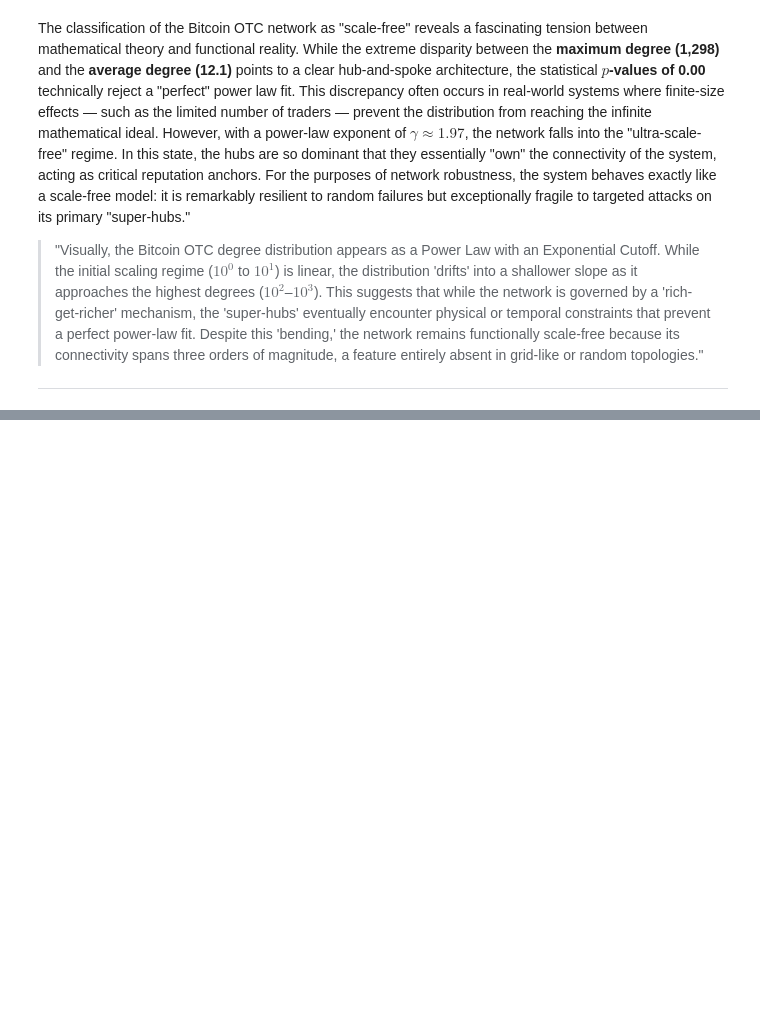
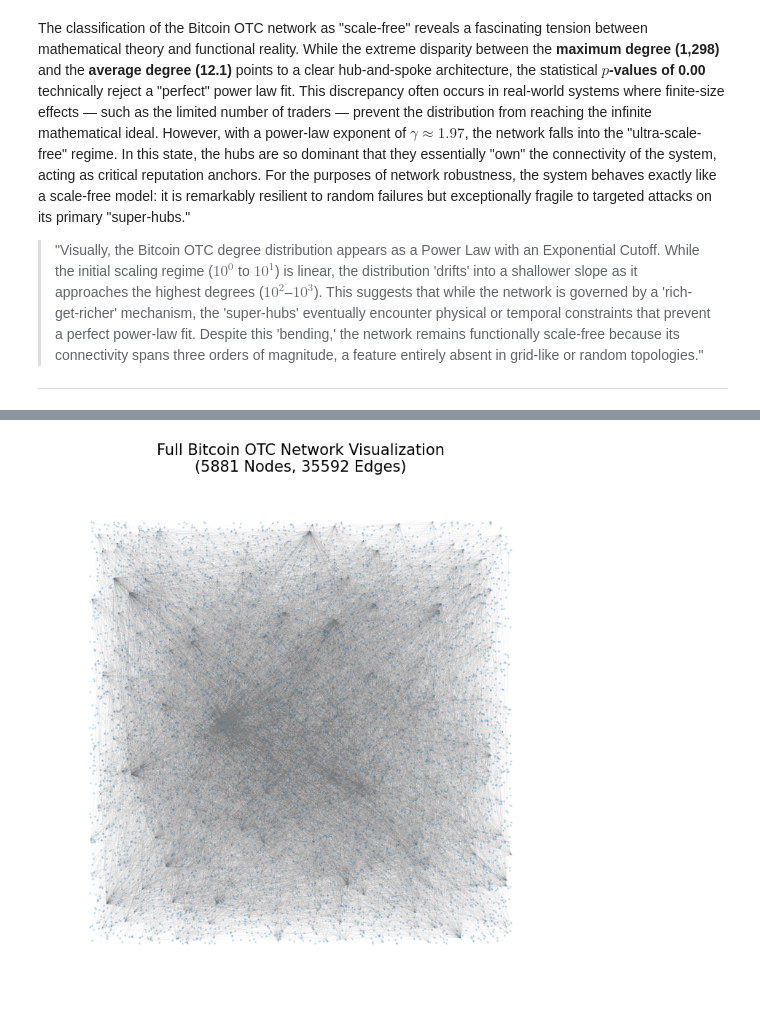
Before and after one commit to LukeBirkett/study-planner, a Jupyter notebook: 981G5_Network_Science/labs/lab_3/lab_3.ipynb, the cells around one changed output, grey strips where cells are left out. Saved outputs shown, nothing was run; the diff lists cells and outputs as text; code cells hidden in the pictures; blank space fills up the shorter version.

```diff
--- a/981G5_Network_Science/labs/lab_3/lab_3.ipynb
+++ b/981G5_Network_Science/labs/lab_3/lab_3.ipynb
@@ -294,0 +317,17 @@ The classification of the Bitcoin OTC network as "scale-free" reveals a fascinat
+# %%
+import networkx as nx
+
+# Define the file path
+file_path = './soc-sign-bitcoinotc/out.soc-sign-bitcoinotc'
+
+# Load the graph
+# We skip comments (lines starting with %) and specify the column types
+G = nx.read_edgelist(
+    file_path,
+    comments='%',
+    nodetype=int,
+    data=[('weight', int), ('timestamp', float)],
+    create_using=nx.DiGraph() # Use Directed Graph as per metadata
+)
+
+print(f"Nodes: {G.number_of_nodes()}, Edges: {G.number_of_edges()}")
@@ -294,0 +362,28 @@ The classification of the Bitcoin OTC network as "scale-free" reveals a fascinat
+# %%
+import matplotlib.pyplot as plt
+
+# Setup the Visualization
+plt.figure(figsize=(7, 7))
+
+# Use a Random Layout for speed with 6,000 nodes
+# This produces the raw 'hairball' where you can see the density of connections
+pos = nx.random_layout(G, seed=42)
+
+# Draw the network with specialized parameters:
+# - node_size=1: Keeps nodes from overlapping too much
+# - width=0.05: Makes edges thin so you can see through the mass
+# - alpha=0.2: Adds transparency to highlight where edges overlap (density)
+nx.draw(G, pos,
+        node_size=1,
+        node_color='#1f77b4',
+        edge_color='gray',
+        width=0.05,
+        alpha=0.2,
+        with_labels=False,
+        arrows=False)
+
+plt.title(f"Full Bitcoin OTC Network Visualization\n({G.number_of_nodes()} Nodes, {G.number_of_edges()} Edges)", fontsize=15)
+# plt.savefig('bitcoin_otc_hairball.png', dpi=300, bbox_inches='tight')
+plt.show()
+# %% [output]
+[figure, added]
```
Also changed, not shown: parts of 88 cells of this notebook, 4 other files.
